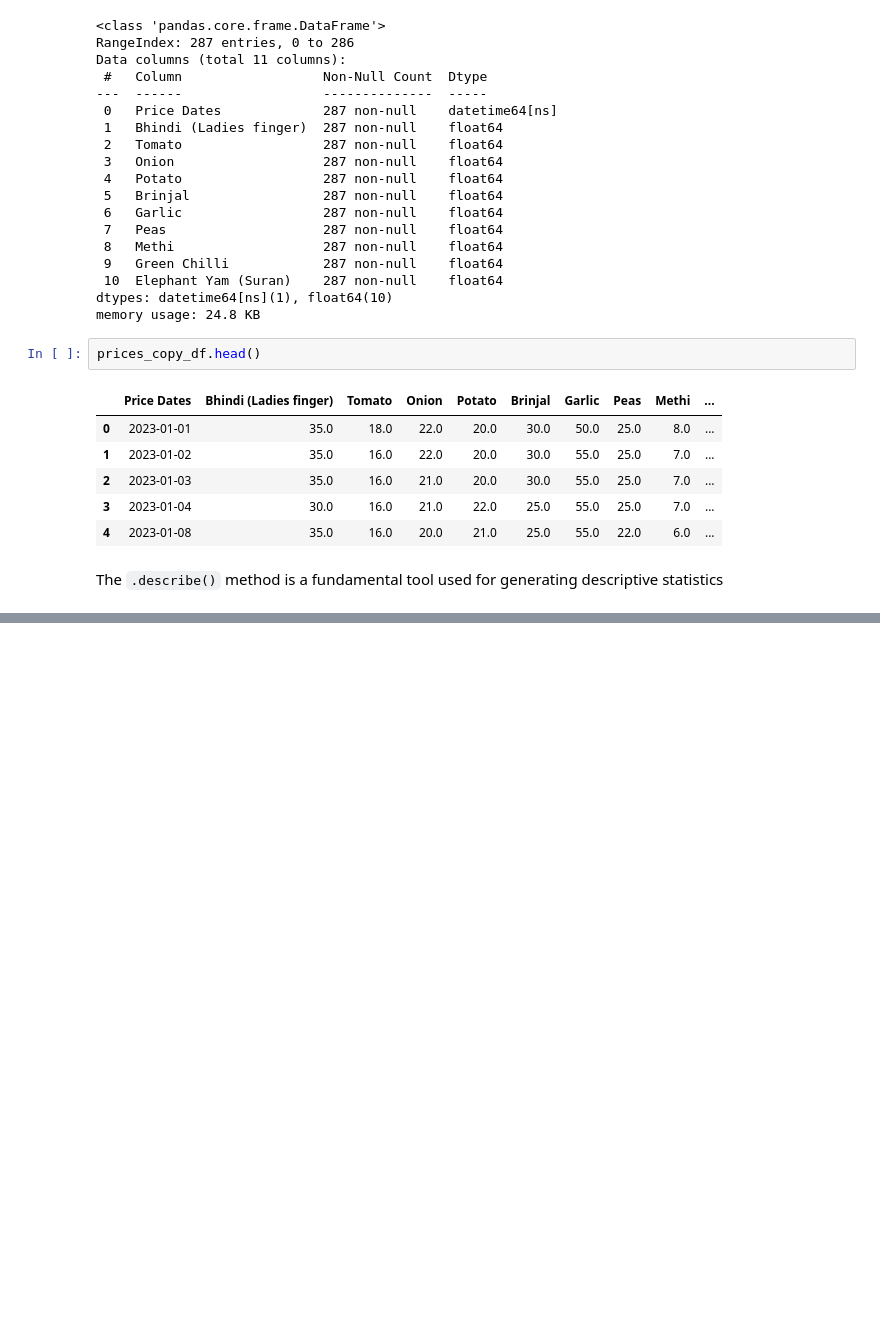
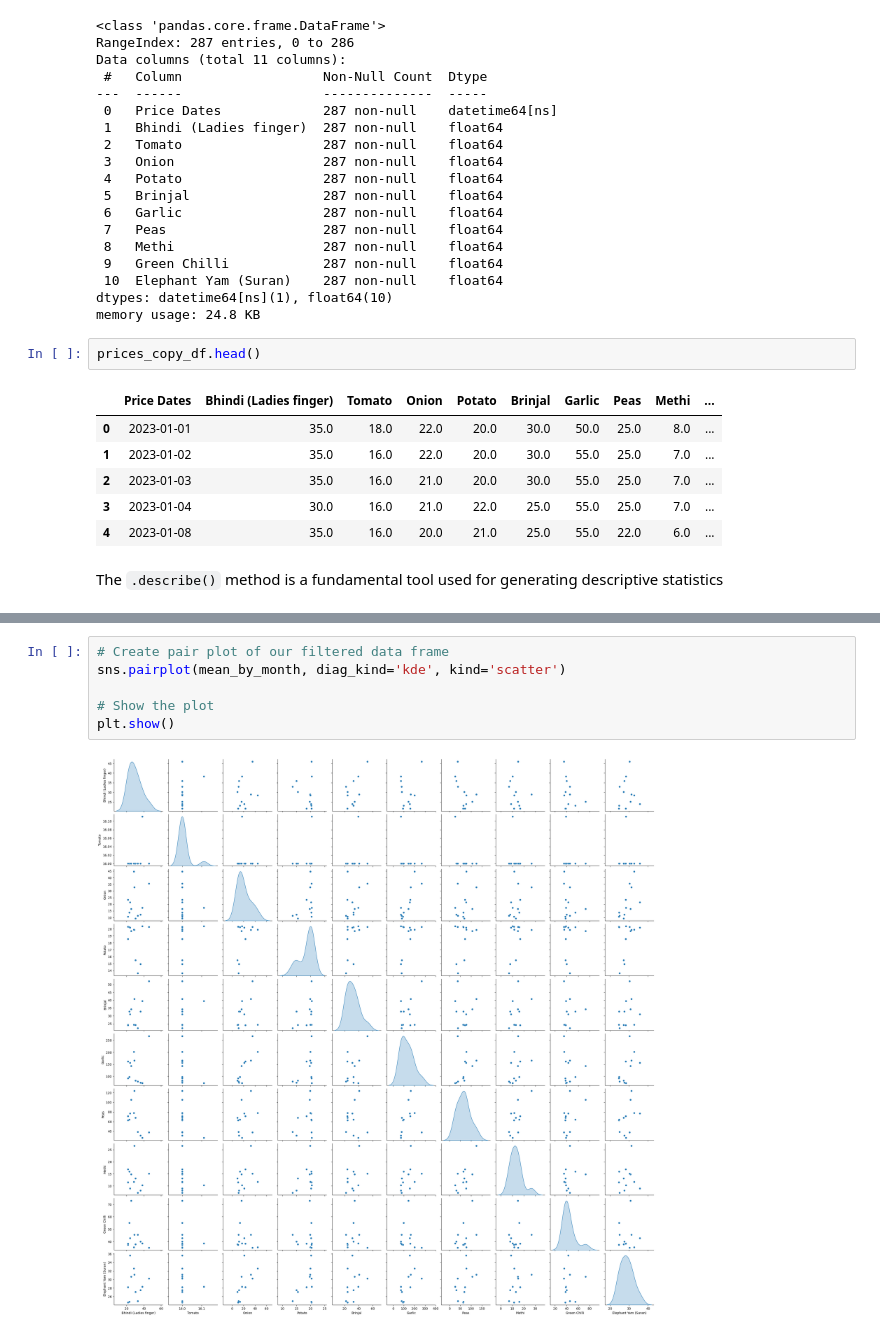
Before and after one commit to ClementMphethi/Seasonal_Vegetable_Price_Analysis, a Jupyter notebook: Seasonal price analysis.ipynb, the cells around one changed output, grey strips where cells are left out. Saved outputs shown, nothing was run; the diff lists cells and outputs as text; blank space fills up the shorter version.

```diff
--- a/Seasonal price analysis.ipynb
+++ b/Seasonal price analysis.ipynb
@@ -202,0 +315,8 @@ The `.describe()` method is a fundamental tool used for generating descriptive s
+# %%
+# Create pair plot of our filtered data frame
+sns.pairplot(mean_by_month, diag_kind='kde', kind='scatter')
+
+# Show the plot
+plt.show()
+# %% [output]
+[figure, added]
```
Also changed, not shown: parts of 12 cells of this notebook.
